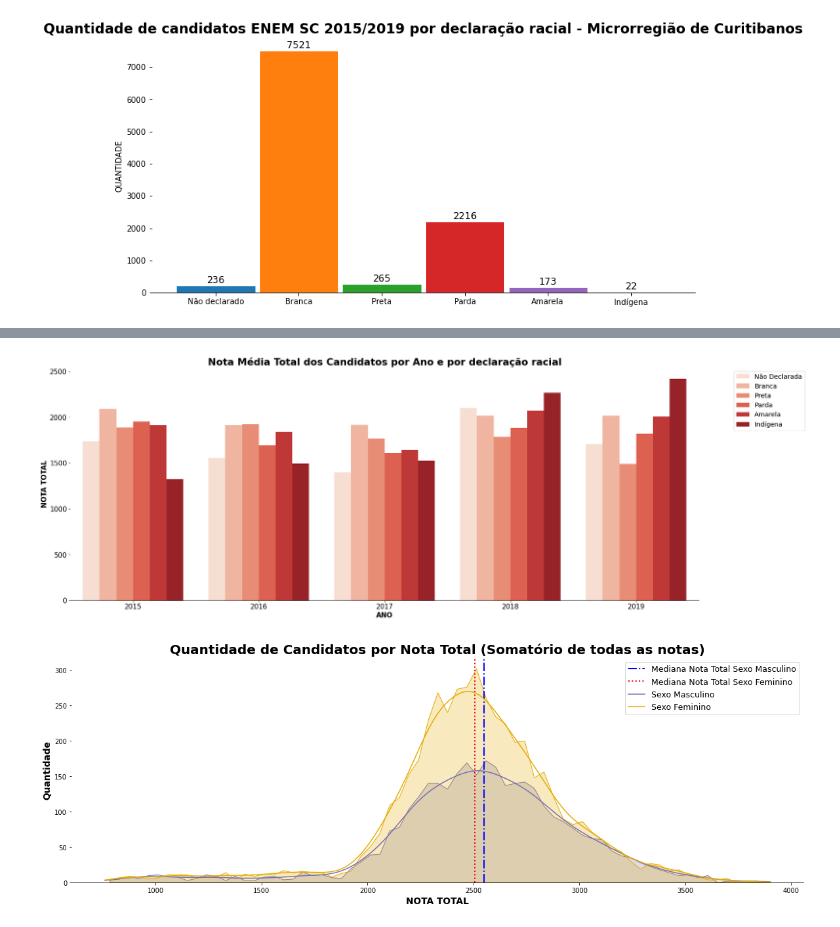
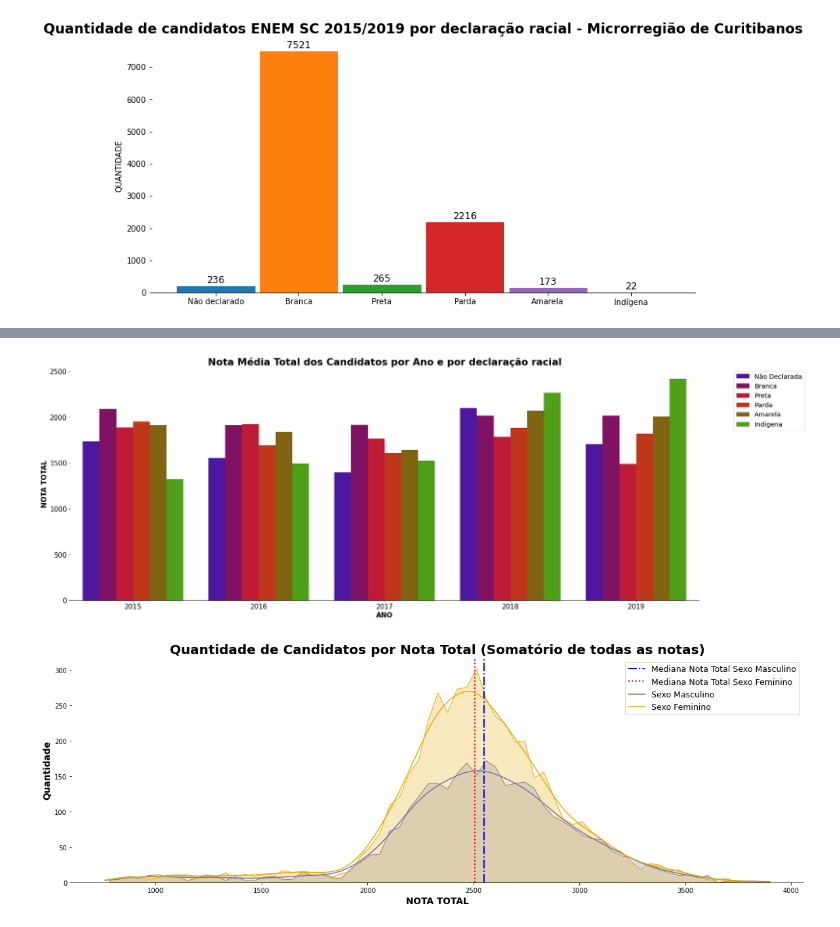
Before and after one commit to NophaieViscente/AnaliseDadosENEM, a Jupyter notebook: Analisando_Dados_da_Educação_ENEM_SC_Mesorregião_Serrana_|_Microrregião_de_Curitibanos.ipynb, the cells around one changed output, grey strips where cells are left out. Saved outputs shown, nothing was run; the diff lists cells and outputs as text; code cells hidden in the pictures.

```diff
--- a/Analisando_Dados_da_Educação_ENEM_SC_Mesorregião_Serrana_|_Microrregião_de_Curitibanos.ipynb
+++ b/Analisando_Dados_da_Educação_ENEM_SC_Mesorregião_Serrana_|_Microrregião_de_Curitibanos.ipynb
@@ -132,0 +149,4 @@ plt.show()
+# %%
+dados_regiao_serrana = pd.concat([dados_regiao_serrana2015,dados_regiao_serrana2016,dados_regiao_serrana2017,
+                                 dados_regiao_serrana2018,dados_regiao_serrana2019])
+dados_regiao_serrana.columns.values
@@ -133,21 +171,21 @@ plt.show()
 # %%
 fig8, ax8 = plt.subplots(figsize=(25,9.5))
 for axis in ['top', 'right', 'left']:
    ax8.spines[axis].set_color(None)
-sns.barplot(data=dados_regiao_serrana,x='NU_ANO',y='NU_NOTA_TOTAL',hue='TP_COR_RACA',palette='Reds',ci=None)
+sns.barplot(data=dados_regiao_serrana,x='NU_ANO',y='NU_NOTA_TOTAL',hue='TP_COR_RACA',palette='brg',ci=None)
 leg = plt.legend(['Não Declarada','Branca','Preta','Parda','Amarela','Indígena'],bbox_to_anchor=(1.05,1),fontsize='x-large')
 plt.title('Nota Média Total dos Candidatos por Ano e por declaração racial',fontdict={'fontsize':21.5,
                                                                                       'fontweight':'semibold'})
 plt.ylabel('NOTA TOTAL',fontdict={'fontsize': 15,'fontweight':'semibold'})
 plt.xlabel('ANO',fontdict={'fontsize':15,'fontweight':'semibold'})
 for i in range(0,3000,500):
   plt.yticks([i].append(i))
 label=['2015','2016','2017','2018','2019']
 plt.xticks(ticks=range(0,len(label)),labels=label)
 plt.tick_params(labelsize=15)
 plt.show()
 # %% [output]
-[figure, old version]
+[figure, new version]
 # %%
 # Criando dicionário para personalizar fontes
 dicionarioFonte = {'fontsize':13.7,'weight':'semibold'}
```
Also changed, not shown: parts of 10 cells of this notebook.
